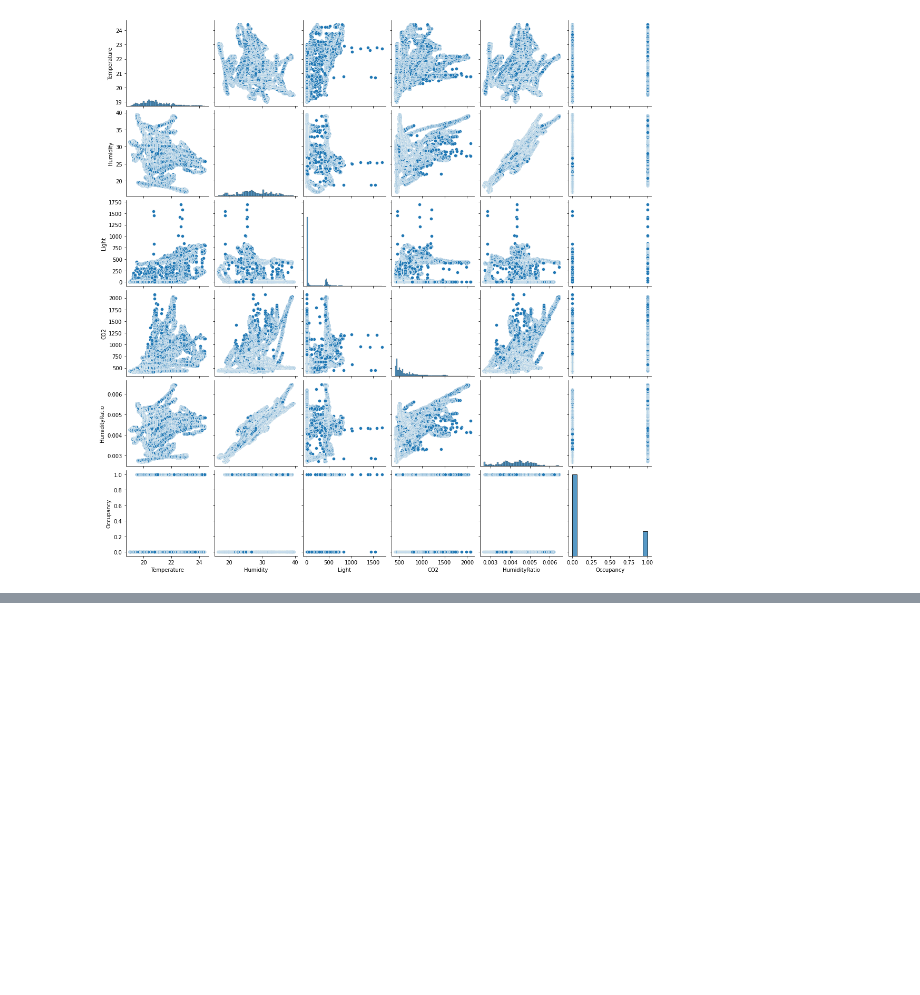
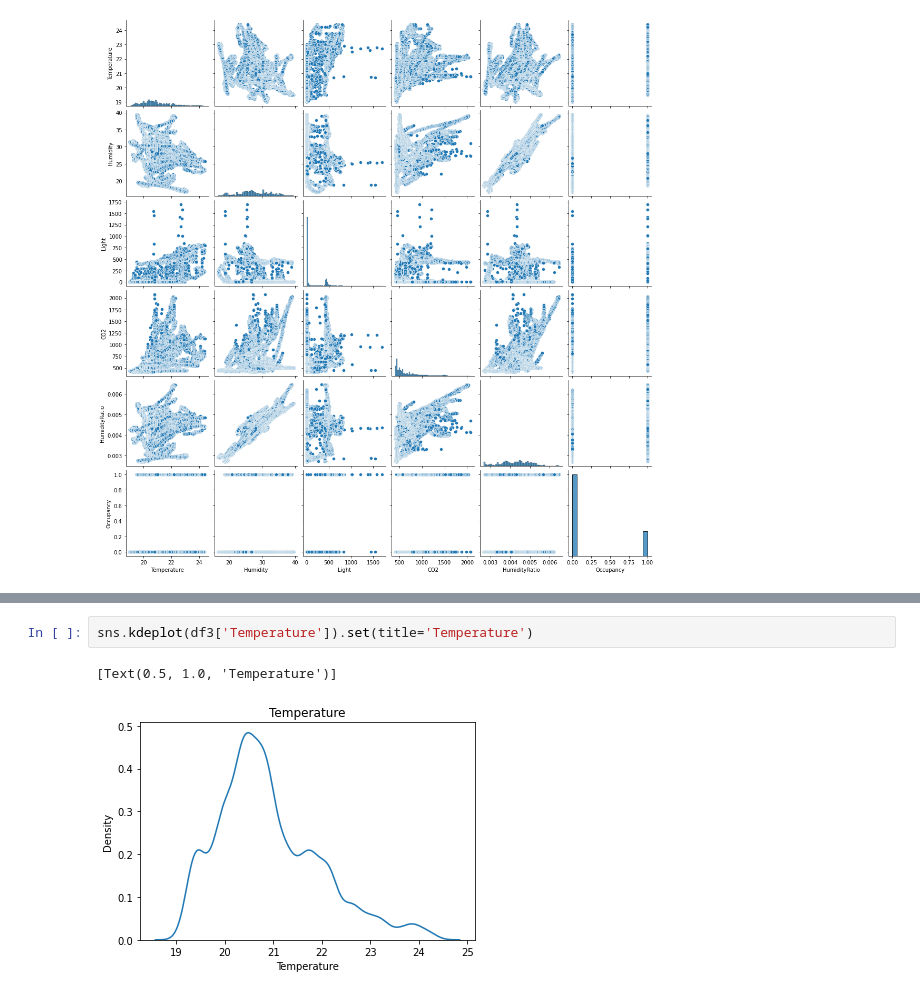
Before and after one commit to JDowBellarmine/DS160_Final_Project_DMB_JDD1, a Jupyter notebook: DS160_Final_Project_DMB_JDD1.ipynb, the cells around one changed output, grey strips where cells are left out. Cells and saved outputs as stored; diff of their text form; blank space fills up the shorter version.

```diff
--- a/DS160_Final_Project_DMB_JDD1.ipynb
+++ b/DS160_Final_Project_DMB_JDD1.ipynb
@@ -96,0 +159,5 @@ sns.pairplot(df3[['Temperature', 'Humidity', 'Light', 'CO2','HumidityRatio','Occ
+# %%
+sns.kdeplot(df3['Temperature']).set(title='Temperature')
+# %% [output]
+[Text(0.5, 1.0, 'Temperature')]
+[figure, added]
```
Also changed, not shown: parts of 37 cells of this notebook.
